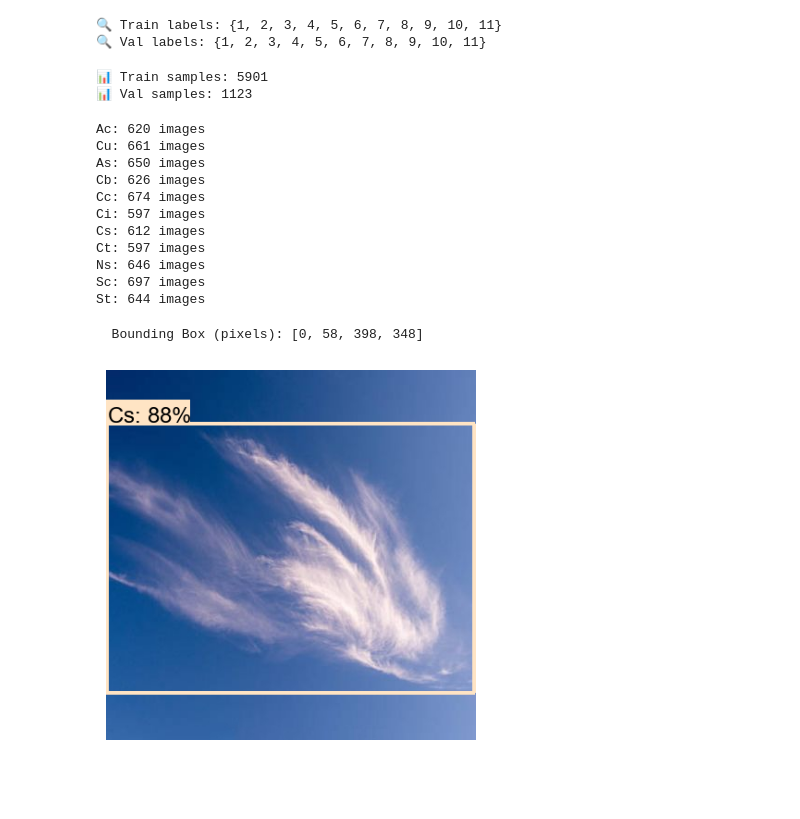
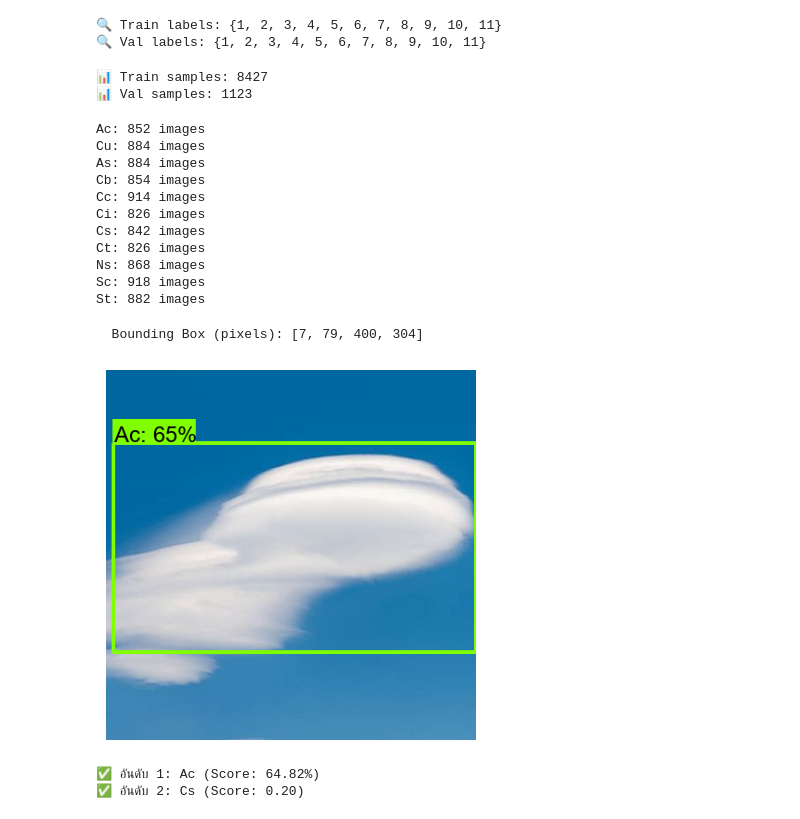
Before and after one commit to Esdth/Cloud-type-Detection-by-Deep-learning, a Jupyter notebook: test.ipynb, the cells around one changed output. Saved outputs shown, nothing was run; the diff lists cells and outputs as text; code cells hidden in the pictures; blank space fills up the shorter version.

Commit message:
Add test file for test detection

```diff
--- a/test.ipynb
+++ b/test.ipynb
@@ -115,8 +115,8 @@ feature_description = {
 # %%
 import tensorflow as tf
 
-train_record_path = "D:/TNI-works/CPE-431/lab6/models-master/ssd_mobilenet_v2/train/train.record"
-val_record_path = "D:/TNI-works/CPE-431/lab6/models-master/ssd_mobilenet_v2/train/val.record"
+train_record_path = "D:/TNI-works/CPE-431/lab6/models-master/ssd_mobilenet_v3/train/train.record"
+val_record_path = "D:/TNI-works/CPE-431/lab6/models-master/ssd_mobilenet_v3/train/val.record"
 
 def count_records(tfrecord_path):
     count = sum(1 for _ in tf.data.TFRecordDataset(tfrecord_path))
@@ -125,14 +125,14 @@ def count_records(tfrecord_path):
 print(f"📊 Train samples: {count_records(train_record_path)}")
 print(f"📊 Val samples: {count_records(val_record_path)}")
 # %% [output]
-📊 Train samples: 5901
+📊 Train samples: 8427
 📊 Val samples: 1123
 # %%
 import os
 import xml.etree.ElementTree as ET
 from collections import defaultdict
 
-dataset_path = r"D:\TNI-works\CPE-431\lab6\models-master\research\data2"
+dataset_path = r"D:\TNI-works\CPE-431\lab6\models-master\research\data3"
 folders = ["train/annotations", "val/annotations"]  # เปลี่ยนให้ชี้ไปที่โฟลเดอร์ annotations
 
 class_counts = defaultdict(int)
@@ -162,17 +162,17 @@ if class_counts:
 else:
     print("❌ ไม่พบข้อมูลคลาสในไฟล์ XML")
 # %% [output]
-Ac: 620 images
-Cu: 661 images
-As: 650 images
-Cb: 626 images
-Cc: 674 images
-Ci: 597 images
-Cs: 612 images
-Ct: 597 images
-Ns: 646 images
-Sc: 697 images
-St: 644 images
+Ac: 852 images
+Cu: 884 images
+As: 884 images
+Cb: 854 images
+Cc: 914 images
+Ci: 826 images
+Cs: 842 images
+Ct: 826 images
+Ns: 868 images
+Sc: 918 images
+St: 882 images
 # %%
 import tensorflow as tf
 import numpy as np
@@ -182,12 +182,12 @@ import matplotlib.pyplot as plt
 %matplotlib inline
 
 # Load the saved model
-SAVED_MODEL_PATH = "D:/TNI-works/CPE-431/lab6/exported_model_v8/saved_model"
+SAVED_MODEL_PATH = "D:/TNI-works/CPE-431/lab6/exported_model_v13/saved_model"
 
 detect_fn = tf.saved_model.load(SAVED_MODEL_PATH)
 
 # Load the label map
-LABEL_MAP_PATH = "D:/TNI-works/CPE-431/lab6/models-master/ssd_mobilenet_v2/train/label_map.pbtxt"
+LABEL_MAP_PATH = "D:/TNI-works/CPE-431/lab6/models-master/ssd_mobilenet_v3/train/label_map.pbtxt"
 category_index = label_map_util.create_category_index_from_labelmap(LABEL_MAP_PATH, use_display_name=True)
 
 # Function to load and preprocess an image
@@ -197,7 +197,7 @@ def load_image_into_numpy_array(image_path):
     return image_rgb
 
 # Path to the test image
-IMAGE_PATH = r'D:/TNI-works/CPE-431/Cloud_image_classification_Dataset/data/test/132.jpg'
+IMAGE_PATH = r'D:/TNI-works/CPE-431/Cloud_image_classification_Dataset/data/test/73.jpg'
 image_np = load_image_into_numpy_array(IMAGE_PATH)
 
 # Run inference
@@ -221,32 +221,53 @@ viz_utils.visualize_boxes_and_labels_on_image_array(
     detections['detection_scores'],
     category_index,
     use_normalized_coordinates=True,
     max_boxes_to_draw=50,
     min_score_thresh=0.5,  # Adjust this threshold as needed
     agnostic_mode=False
 )
 # Extract the height and width of the image
 image_height, image_width, _ = image_np.shape
 
 # Iterate through detection boxes, classes, and scores
 for i in range(num_detections):
     # Only consider detections above the threshold (e.g., 0.5)
     if detections['detection_scores'][i] >= 0.5:
         # Get normalized coordinates
         ymin, xmin, ymax, xmax = detections['detection_boxes'][i]
 
         # Convert normalized coordinates to pixel values
         xmin_pixel = int(xmin * image_width)
         xmax_pixel = int(xmax * image_width)
         ymin_pixel = int(ymin * image_height)
         ymax_pixel = int(ymax * image_height)
         print(f"  Bounding Box (pixels): [{xmin_pixel}, {ymin_pixel}, {xmax_pixel}, {ymax_pixel}]")
 
 # Display the image with detections
 #plt.figure(figsize=(12, 8))
 plt.imshow(image_np)
 plt.axis('off')
 plt.show()
+
+##################################################
+# ค้นหาคลาสที่ตรงมากที่สุดอันดับ 1 และ 2
+top_2_indices = np.argsort(detections['detection_scores'])[-2:][::-1]  # หาค่ามากสุด 2 อันดับ
+
+if len(top_2_indices) > 1:
+    best_class_1 = detections['detection_classes'][top_2_indices[0]]
+    best_score_1 = detections['detection_scores'][top_2_indices[0]]
+
+    best_class_2 = detections['detection_classes'][top_2_indices[1]]
+    best_score_2 = detections['detection_scores'][top_2_indices[1]]
+
+    class_name_1 = category_index[best_class_1]['name']
+    class_name_2 = category_index[best_class_2]['name']
+
+    print(f"✅ อันดับ 1: {class_name_1} (Score: {best_score_1*100.00:.2f}%)")
+    print(f"✅ อันดับ 2: {class_name_2} (Score: {best_score_2:.2f})")
+else:
+    print("🔹 พบเพียง 1 คลาสที่ตรงมากที่สุด")
 # %% [output]
-  Bounding Box (pixels): [0, 58, 398, 348]
+  Bounding Box (pixels): [7, 79, 400, 304]
-[figure, old version]
+[figure, new version]
+✅ อันดับ 1: Ac (Score: 64.82%)
+✅ อันดับ 2: Cs (Score: 0.20)
```
